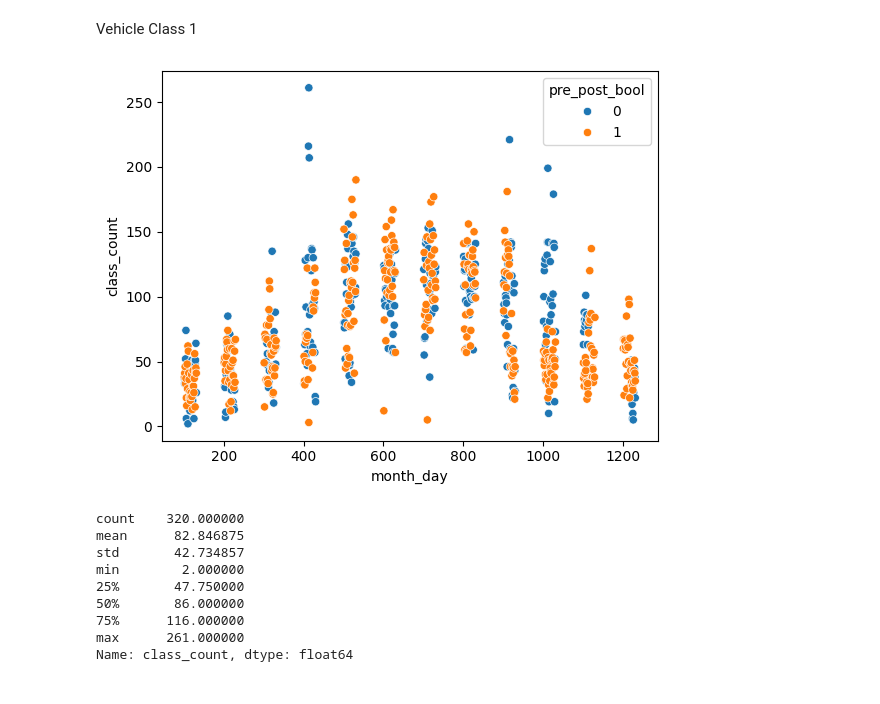
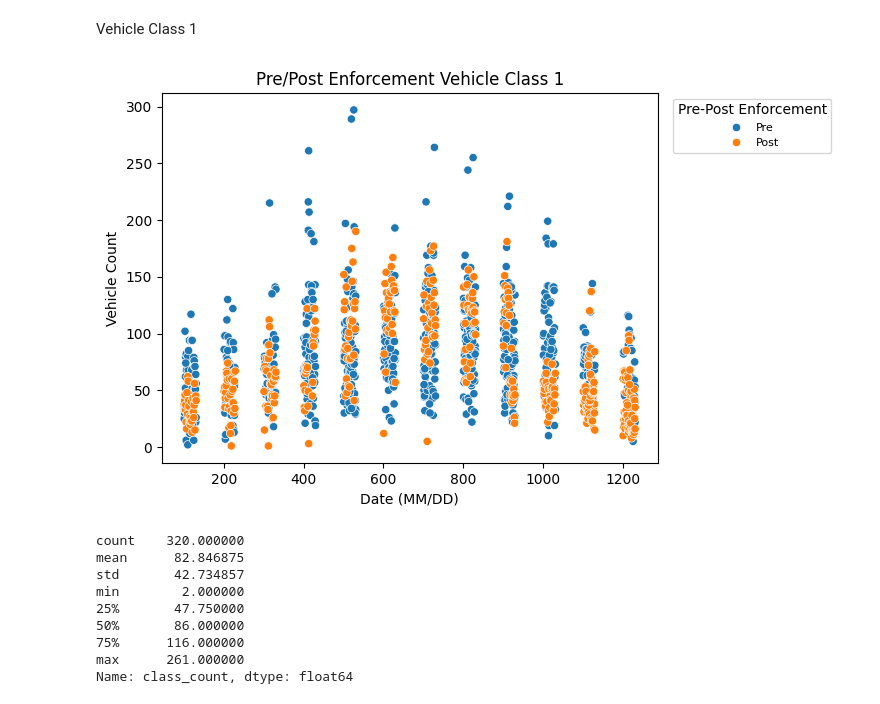
Before and after one commit to rda329/Fall25_Capstone_DSE, a Jupyter notebook: Data_Exploration/DailyVehicleCount.ipynb, the cells around one changed output. Drawn from its saved outputs; the diff is of its cells as text; code cells hidden in the pictures.

Commit message:
update to pre_post analysis

```diff
--- a/Data_Exploration/DailyVehicleCount.ipynb
+++ b/Data_Exploration/DailyVehicleCount.ipynb
@@ -242,0 +244,7 @@ pre_df2
+# %%
+import numpy as np
+
+bool_label = pre_df2.shape[0]
+pre_df2["pre_post_bool"] = np.zeros(bool_label, dtype="int")
+
+pre_df2
@@ -243,5 +270,6 @@ pre_df2
 # %%
-post_df2 = post_df[(post_df["year_month_day"] <= 241113) & (post_df["year_month_day"] >= 231113)] #post_df2 filters for 1 year traffic
+bool_label = post_df.shape[0]
+post_df["pre_post_bool"] = np.ones(bool_label, dtype="int")
 
-post_df2 #Same period as pre-enforcement 1 year later
+post_df
 # %% [output]
@@ -276,5 +311,5 @@ pre_post_classes
 # %%
-pre2_post2_df = pd.concat([pre_df2,post_df2], axis=0)
+pre2_post2_df = pd.concat([pre_df2,post_df], axis=0)
 
 pre2_post2_df
 # %% [output]
@@ -316,11 +350,0 @@ pre2_post2_df
-# %%
-#Creating categorical var. to identify pre-post enforcement date when plotting
-def create_pre_post(row):
-    if row["year_month_day"] > 231113:
-        return 1 #post enforcemenet
-    else:
-        return 0 #pre enforcement
-
-pre2_post2_df['pre_post_bool'] = pre2_post2_df.apply(create_pre_post, axis=1)
-
-pre2_post2_df
@@ -344,14 +354,28 @@ import matplotlib.pyplot as plt
 # %% [markdown]
 Vehicle Class 1
 # %%
-filtered_pre2_post2_df = pre2_post2_df[pre2_post2_df["class"] == 1]
+filtered_pre2_post2_df = pre2_post2_df[pre2_post2_df["class"] == 1] #filtering for Veh. Class 1
 
-sns.scatterplot(data=filtered_pre2_post2_df, x = "month_day", y = "class_count", hue = "pre_post_bool")
+veh_plot_1 = sns.scatterplot(data=filtered_pre2_post2_df, x = "month_day", y = "class_count", hue = "pre_post_bool")
+
+veh_plot_1.set_xlabel("Date (MM/DD)")
+veh_plot_1.set_ylabel("Vehicle Count")
+veh_plot_1.set_title("Pre/Post Enforcement Vehicle Class 1")
+handles, labels = veh_plot_1.get_legend_handles_labels()
+veh_plot_1.legend(
+    handles,
+    ["Pre", "Post"],
+    title="Pre-Post Enforcement",
+    fontsize=8,
+    bbox_to_anchor=(1.02, 1), loc="upper left"  # move & shrink legend box
+)
+
+
 plt.show()
 
 # 0 pre-enf. 1 post-enf.
 # %% [output]
-[figure, old version]
+[figure, new version]
 # %%
 #Mean Variance of Daily Vehicle Count Veh. Class 1 Pre-enforcement
 filtered_pre2_post2_df[filtered_pre2_post2_df["pre_post_bool"] == 0]["class_count"].describe()
```
Also changed, not shown: parts of 23 cells of this notebook, 1 other file.
